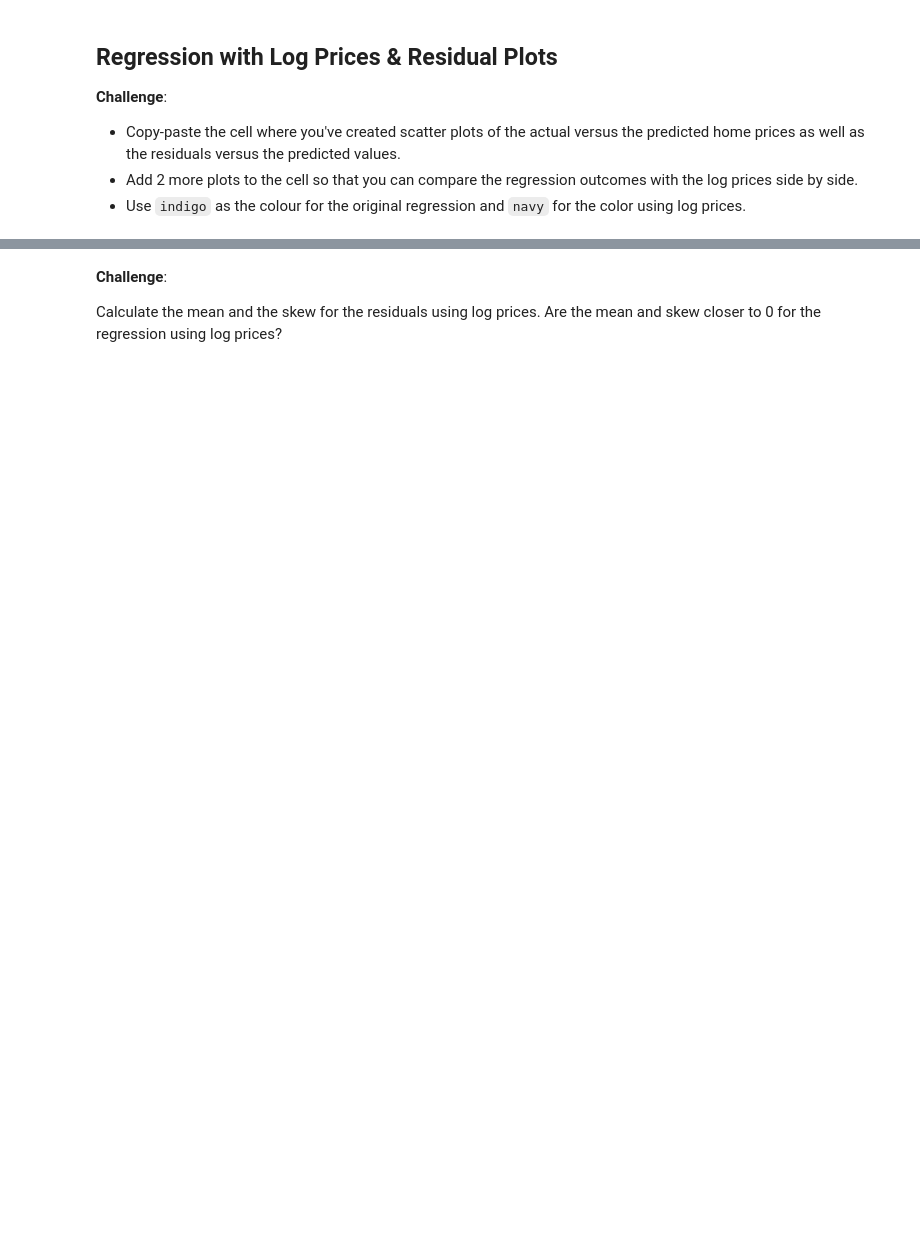
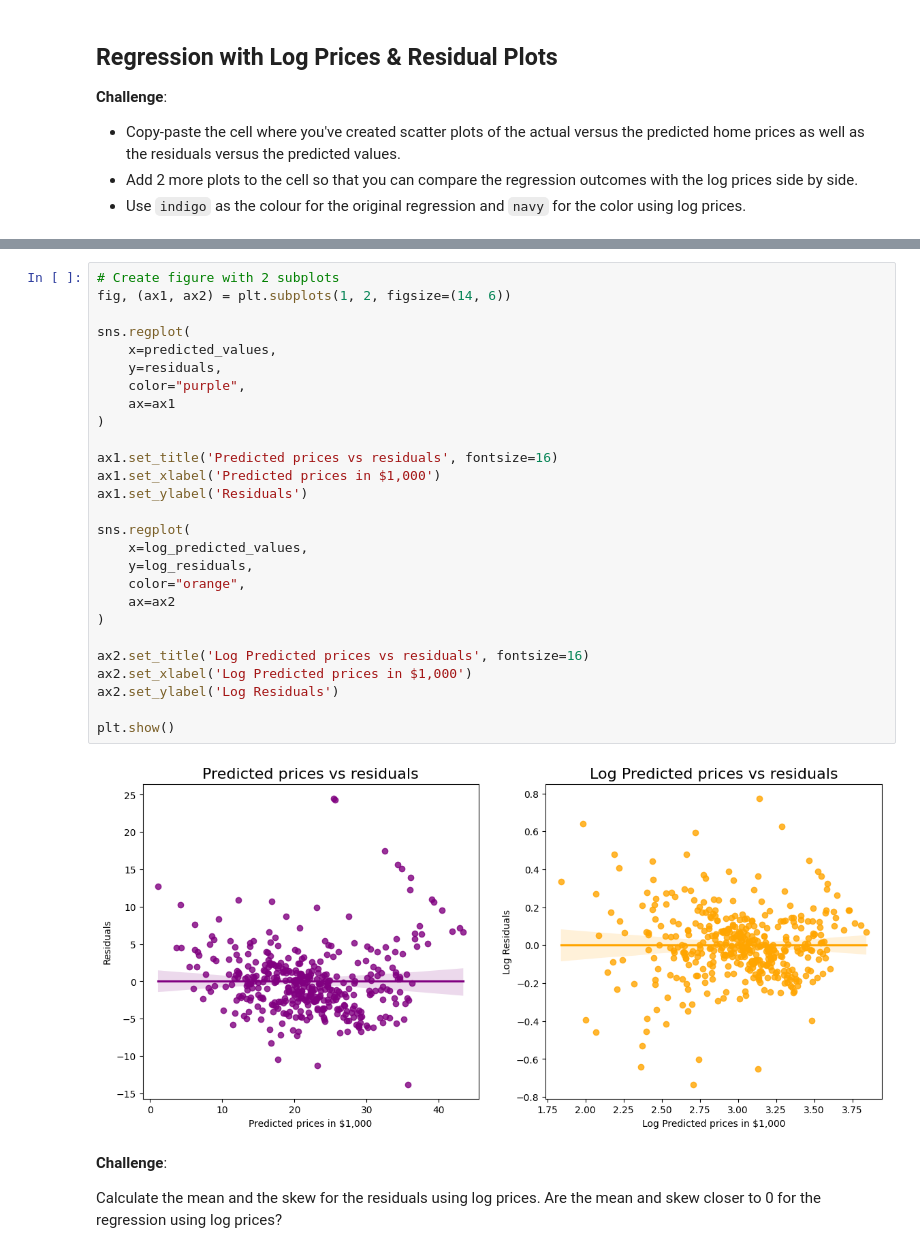
Before and after one commit to juandrzej/100days_of_code, a Jupyter notebook: 100days_of_code_day81_boston_house_prices/Multivariable_Regression_and_Valuation_Model.ipynb, the cells around one changed output, grey strips where cells are left out. Cells and saved outputs as stored; diff of their text form; blank space fills up the shorter version.

```diff
--- a/100days_of_code_day81_boston_house_prices/Multivariable_Regression_and_Valuation_Model.ipynb
+++ b/100days_of_code_day81_boston_house_prices/Multivariable_Regression_and_Valuation_Model.ipynb
@@ -662,3 +715,32 @@ Hint: Use a DataFrame to make the output look pretty.
+# %%
+# Create figure with 2 subplots
+fig, (ax1, ax2) = plt.subplots(1, 2, figsize=(14, 6))
+
+sns.regplot(
+    x=predicted_values,
+    y=residuals,
+    color="purple",
+    ax=ax1
+)
+
+ax1.set_title('Predicted prices vs residuals', fontsize=16)
+ax1.set_xlabel('Predicted prices in $1,000')
+ax1.set_ylabel('Residuals')
+
+sns.regplot(
+    x=log_predicted_values,
+    y=log_residuals,
+    color="orange",
+    ax=ax2
+)
+
+ax2.set_title('Log Predicted prices vs residuals', fontsize=16)
+ax2.set_xlabel('Log Predicted prices in $1,000')
+ax2.set_ylabel('Log Residuals')
+
+plt.show()
+# %% [output]
+[figure, added]
 # %% [markdown]
 **Challenge**:
 
```
Also changed, not shown: parts of 6 cells of this notebook.
